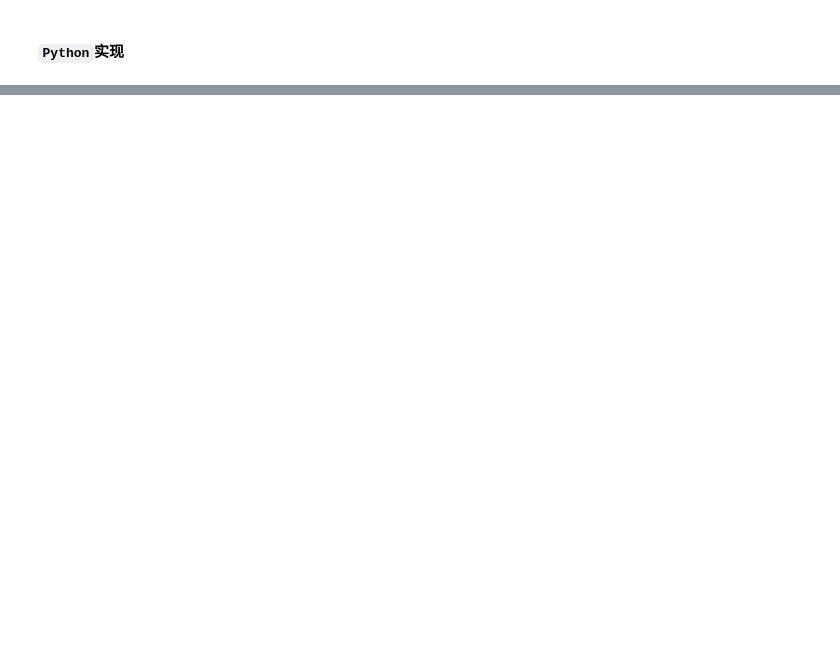
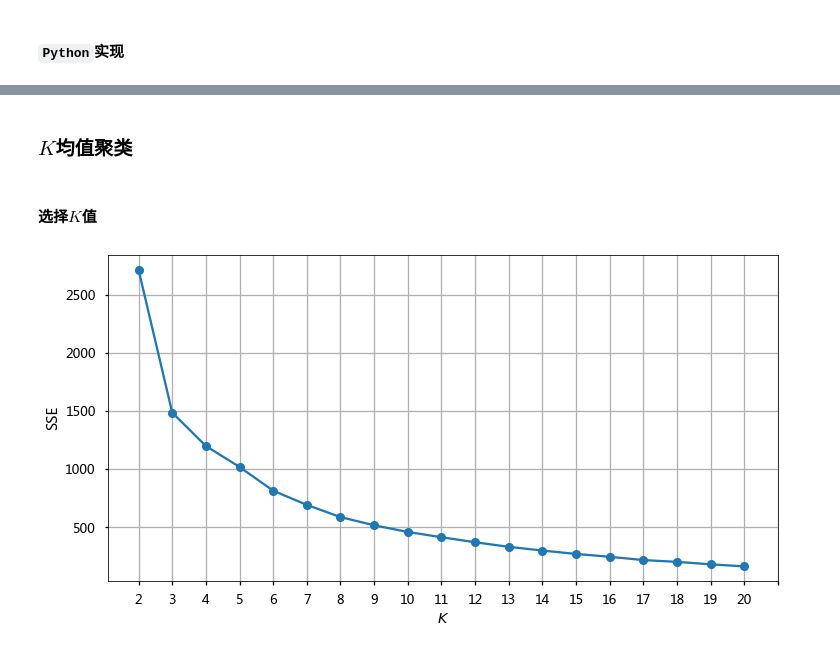
Before and after one commit to christinemu/biz-mining, a Jupyter notebook: Clustering.ipynb, the cells around one changed output, grey strips where cells are left out. Drawn from its saved outputs; the diff is of its cells as text; code cells hidden in the pictures; blank space fills up the shorter version.

```diff
--- a/Clustering.ipynb
+++ b/Clustering.ipynb
@@ -817,0 +1081,6 @@ silhouette_score(irisdf.iloc[:,:-1],irisKmeans.labels_)
+# %%
+adX = adRaw.copy()
+for colName in adRaw.columns[-5:]:
+    codes,_ = pd.factorize(adX[colName])
+    adX[colName] = codes
+adX.head()
@@ -817,0 +1094,3 @@ silhouette_score(irisdf.iloc[:,:-1],irisKmeans.labels_)
+# %%
+adX.set_index(keys='渠道代号',inplace=True)
+adX.head()
@@ -817,0 +1109,5 @@ silhouette_score(irisdf.iloc[:,:-1],irisKmeans.labels_)
+# %%
+adScale = MinMaxScaler()
+scaleDat = adScale.fit_transform(adX.iloc[:,:7])
+scaleDf = pd.DataFrame(scaleDat,columns = adX.columns[:7],index=adX.index)
+scaleDf.head()
@@ -817,0 +1133,3 @@ silhouette_score(irisdf.iloc[:,:-1],irisKmeans.labels_)
+# %%
+adXScale = scaleDf.merge(right=adX.iloc[:,7:],left_index=True,right_index=True)
+adXScale.head()
@@ -817,0 +1144,14 @@ silhouette_score(irisdf.iloc[:,:-1],irisKmeans.labels_)
+# %% [markdown]
+### $K$均值聚类
+# %% [markdown]
+#### 选择$K$值
+# %%
+inertias = []
+for k in range(2,21):
+    km = KMeans(n_clusters=k,random_state=20,n_jobs=-1)
+    _ = km.fit(adXScale)
+    inertias.append(km.inertia_)
+adAx = pd.Series(inertias).plot(kind='line',marker='o',grid=True,figsize=(12,6))
+_ = adAx.set(xticks=range(0,20),xticklabels=range(2,21),xlabel='$K$',ylabel='SSE')
+# %% [output]
+[figure, added]
```
Also changed, not shown: parts of 109 cells of this notebook, 1 other file.
